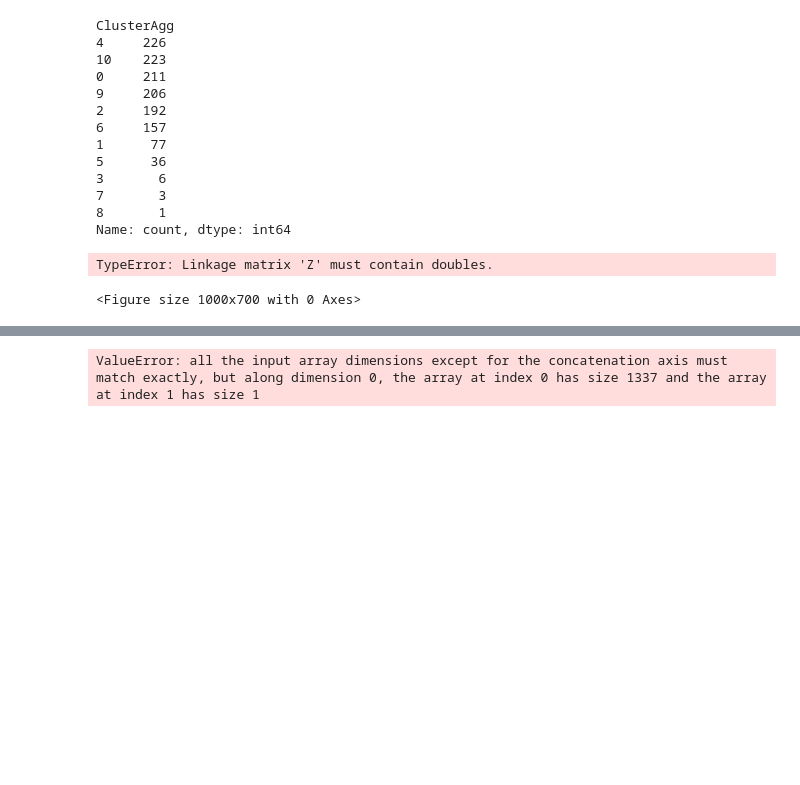
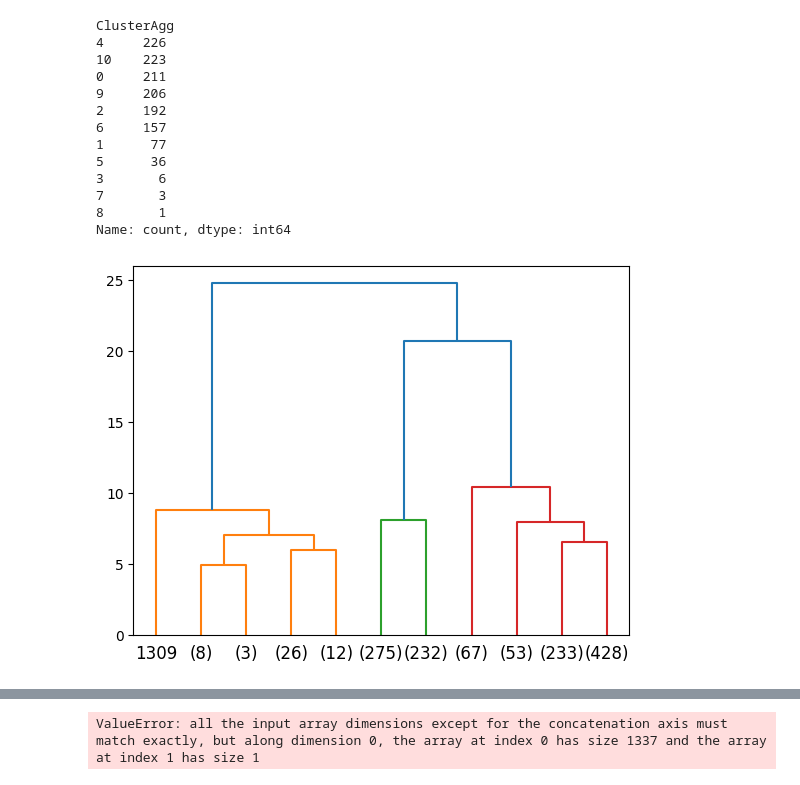
Before and after one commit to RomainPtre/Beander, a Jupyter notebook: coffee_project_cleaning_EDA_Romain-Pietro.ipynb, the cells around one changed output, grey strips where cells are left out. Cells and saved outputs as stored; diff of their text form; code cells hidden in the pictures; blank space fills up the shorter version.

```diff
--- a/coffee_project_cleaning_EDA_Romain-Pietro.ipynb
+++ b/coffee_project_cleaning_EDA_Romain-Pietro.ipynb
@@ -466,14 +466,19 @@ def plot_dendrogram(model, **kwargs):
 
     # Plot the corresponding dendrogram
     dendrogram(linkage_matrix, **kwargs)
+# %%
+from scipy.cluster.hierarchy import dendrogram, linkage
+numeric_cols =data[['Aroma', 'Aftertaste', 'Acidity', 'Body', 'Sweetness']] #Profile aromatique
+scaler = StandardScaler()
+features_scaled = scaler.fit_transform(numeric_cols)
+Z = linkage(features_scaled, method='ward')
 # %%
 # Creare un dendogramma con taglio a un livello specifico
 plt.figure(figsize=(10, 7))
-dendrogram(, truncate_mode='lastp', p=11)  # Mostra solo gli ultimi 5 cluster formati
+dendrogram(Z, truncate_mode='lastp', p=11)  # Mostra solo gli ultimi 5 cluster formati
 plt.title("Dendrogramma of 11 clusters")
 plt.xlabel("Cluster")
 plt.ylabel("Affinity")
 plt.show()
 # %% [output]
-TypeError: Linkage matrix 'Z' must contain doubles.
-<Figure size 1000x700 with 0 Axes>
+[figure, added]
```
Also changed, not shown: parts of 1 cell of this notebook, 2 other files.
